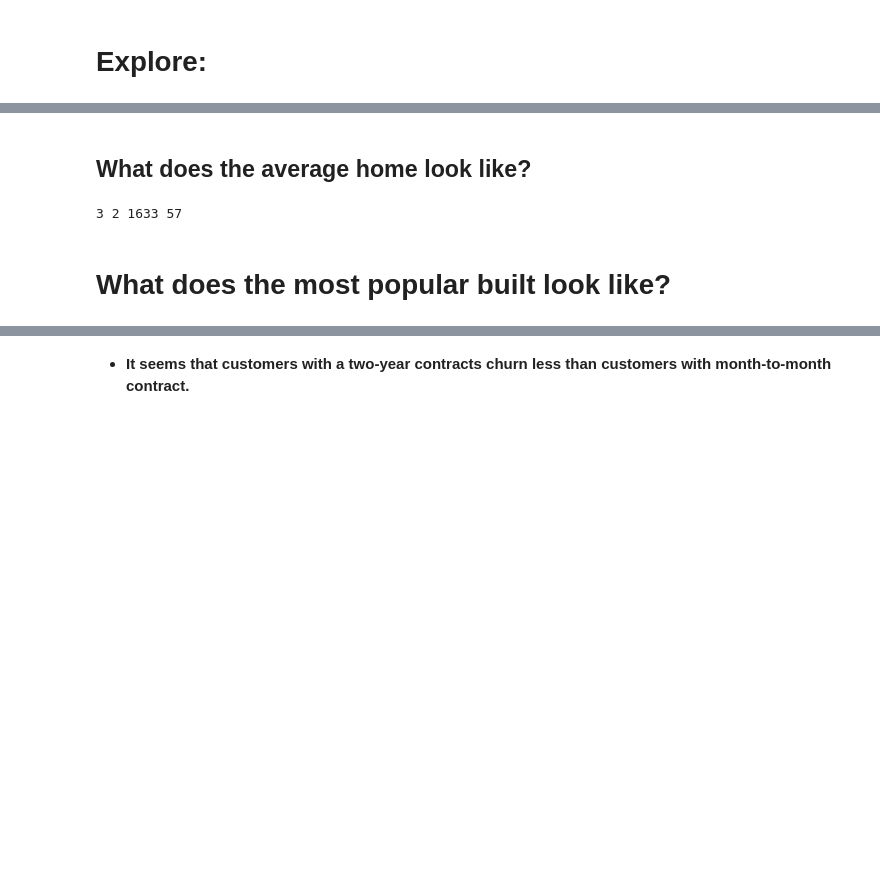
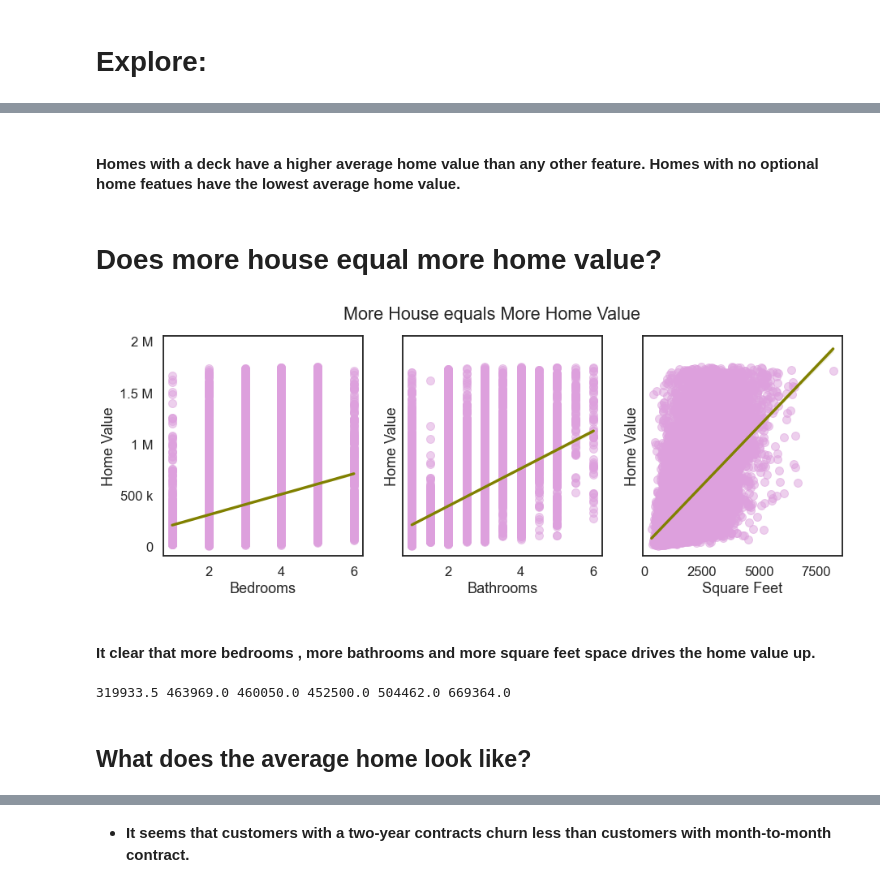
Before and after one commit to Yvette-Ibarra/regression-project, a Jupyter notebook: 4th_Working_notebook_zillow.ipynb, the cells around one changed output, grey strips where cells are left out. Cells and saved outputs as stored; diff of their text form; code cells hidden in the pictures; blank space fills up the shorter version.

```diff
--- a/4th_Working_notebook_zillow.ipynb
+++ b/4th_Working_notebook_zillow.ipynb
@@ -143,12 +140,22 @@ e.loliplot(train)
+# %% [markdown]
+#### Homes with a deck have a higher average home value than any other feature. Homes with no optional home featues have the lowest average home value.
+# %% [markdown]
+# Does more house equal more home value?
+# %%
+e.more_house(train)
+# %% [output]
+[figure, added]
+# %% [markdown]
+#### It clear that more bedrooms , more bathrooms and more square feet space drives the home value up.
+# %%
+# no features #any features , garage ,fireplace, pool, deck
+print(train[train.optional_features==0].home_value.median(),
+train[train.fireplace==1].home_value.median(),
+train[train.garage==1].home_value.median(),
+train[train.optional_features==1].home_value.median(),
+train[train.pool==1].home_value.median(),
+train[train.deck==1].home_value.median())
+# %% [output]
+319933.5 463969.0 460050.0 452500.0 504462.0 669364.0
 # %% [markdown]
 ## What does the average home look like?
-# %%
-import math
-print (math.floor(train.bedrooms.median()),
-math.floor(train.bathrooms.median()),
-math.floor(train.squarefeet.median()),
-math.floor(train.home_age.median()))
-# %% [output]
-3 2 1633 57
-# %% [markdown]
-# What does the most popular built look like?
```
Also changed, not shown: parts of 50 cells of this notebook.
